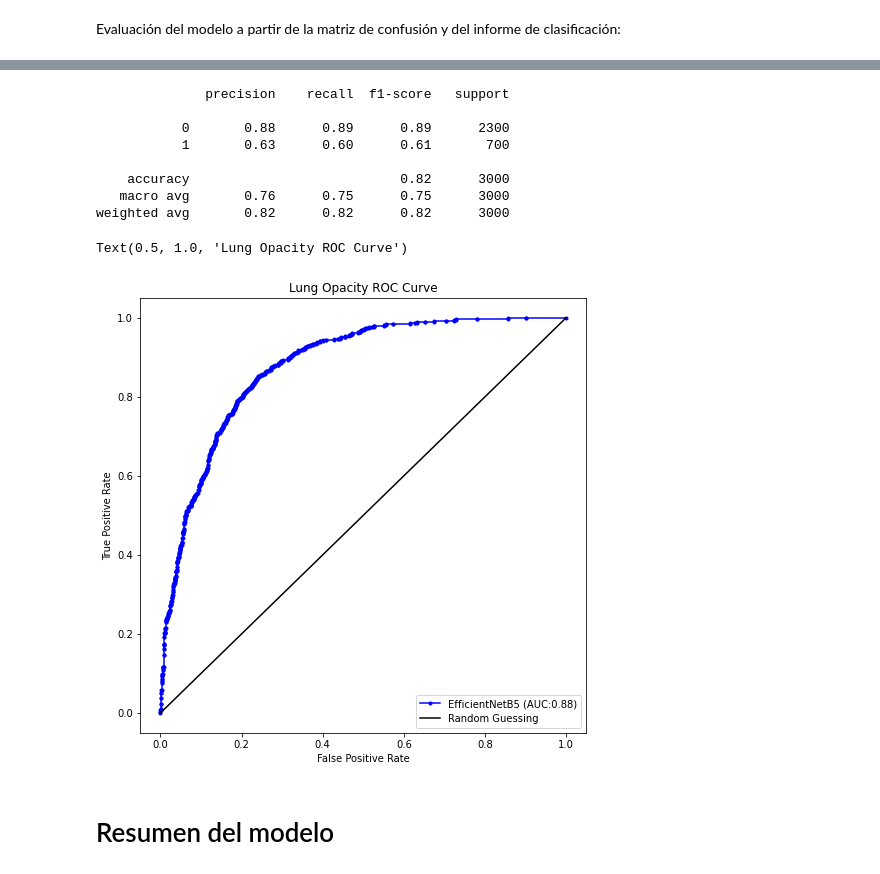
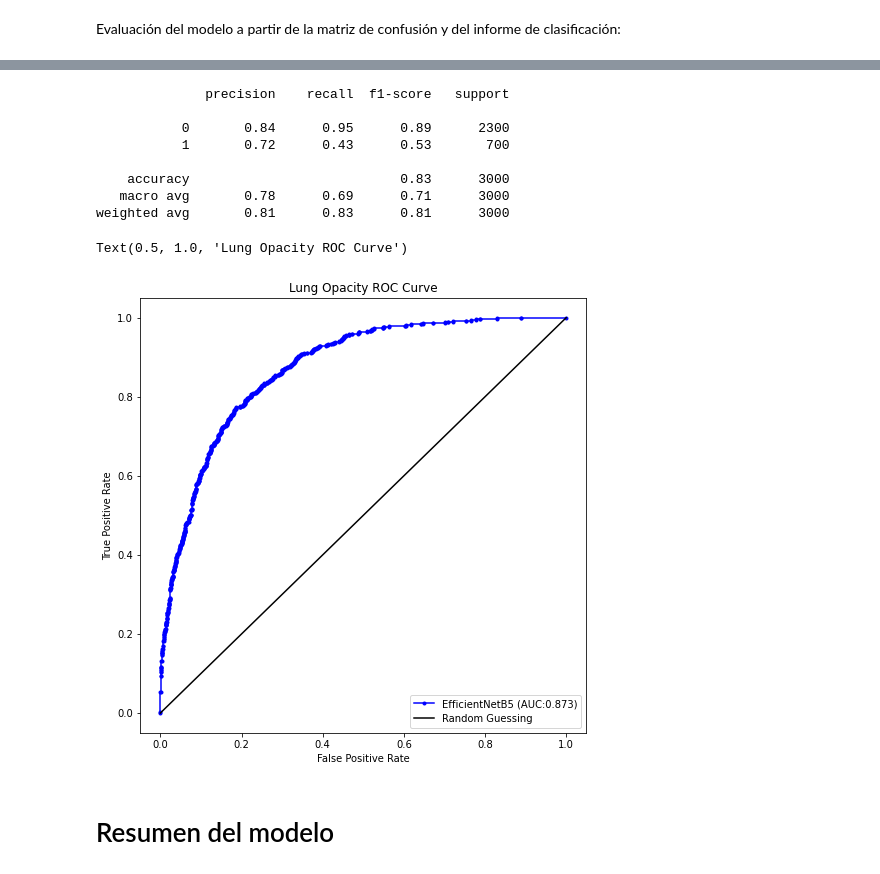
Before and after one commit to mariousm/Pneumonia-Detection, a Jupyter notebook: src/pneumonia_detection_B5.ipynb, the cells around one changed output, grey strips where cells are left out. Saved outputs shown, nothing was run; the diff lists cells and outputs as text; code cells hidden in the pictures.

```diff
--- a/src/pneumonia_detection_B5.ipynb
+++ b/src/pneumonia_detection_B5.ipynb
@@ -326,7 +326,7 @@ def build_model():
   model = keras.Model(inputs, outputs, name="EfficientNet")
   optimizer = Adam(learning_rate=LEARNING_RATE)
   model.compile(
-      optimizer=optimizer, loss="binary_crossentropy", metrics=["accuracy"]
+      optimizer=optimizer, loss="binary_crossentropy", metrics=["AUC"]
   )
   return model
 # %% [markdown]
@@ -507,7 +507,7 @@ def unfreeze_model(model):
   # Compile
   optimizer = Adam(learning_rate=LEARNING_RATE_FT)
   model.compile(
-      optimizer=optimizer, loss="binary_crossentropy", metrics=["accuracy"]
+      optimizer=optimizer, loss="binary_crossentropy", metrics=["AUC"]
   )
 
   return model
@@ -641,24 +618,24 @@ print(classification_report(y_test, y_preds))
 # %% [output]
               precision    recall  f1-score   support
 
-           0       0.88      0.89      0.89      2300
-           1       0.63      0.60      0.61       700
+           0       0.84      0.95      0.89      2300
+           1       0.72      0.43      0.53       700
 
-    accuracy                           0.82      3000
-   macro avg       0.76      0.75      0.75      3000
-weighted avg       0.82      0.82      0.82      3000
+    accuracy                           0.83      3000
+   macro avg       0.78      0.69      0.71      3000
+weighted avg       0.81      0.83      0.81      3000
 # %%
 fpr, tpr, _ = roc_curve(y_test, y_probs)
 fig, ax1 = plt.subplots(1,1, figsize = (8, 8))
-ax1.plot(fpr, tpr, 'b.-', label = 'EfficientNetB5 (AUC:%2.2f)' % roc_auc_score(y_test, y_probs))
+ax1.plot(fpr, tpr, 'b.-', label = 'EfficientNetB5 (AUC:%2.3f)' % roc_auc_score(y_test, y_probs))
 ax1.plot(fpr, fpr, 'k-', label = 'Random Guessing')
 ax1.legend(loc = 4)
 ax1.set_xlabel('False Positive Rate')
 ax1.set_ylabel('True Positive Rate');
 ax1.set_title('Lung Opacity ROC Curve')
 # %% [output]
 Text(0.5, 1.0, 'Lung Opacity ROC Curve')
-[figure, old version]
+[figure, new version]
 # %% [markdown]
 # Resumen del modelo
 # %%
```
Also changed, not shown: parts of 19 cells of this notebook.
